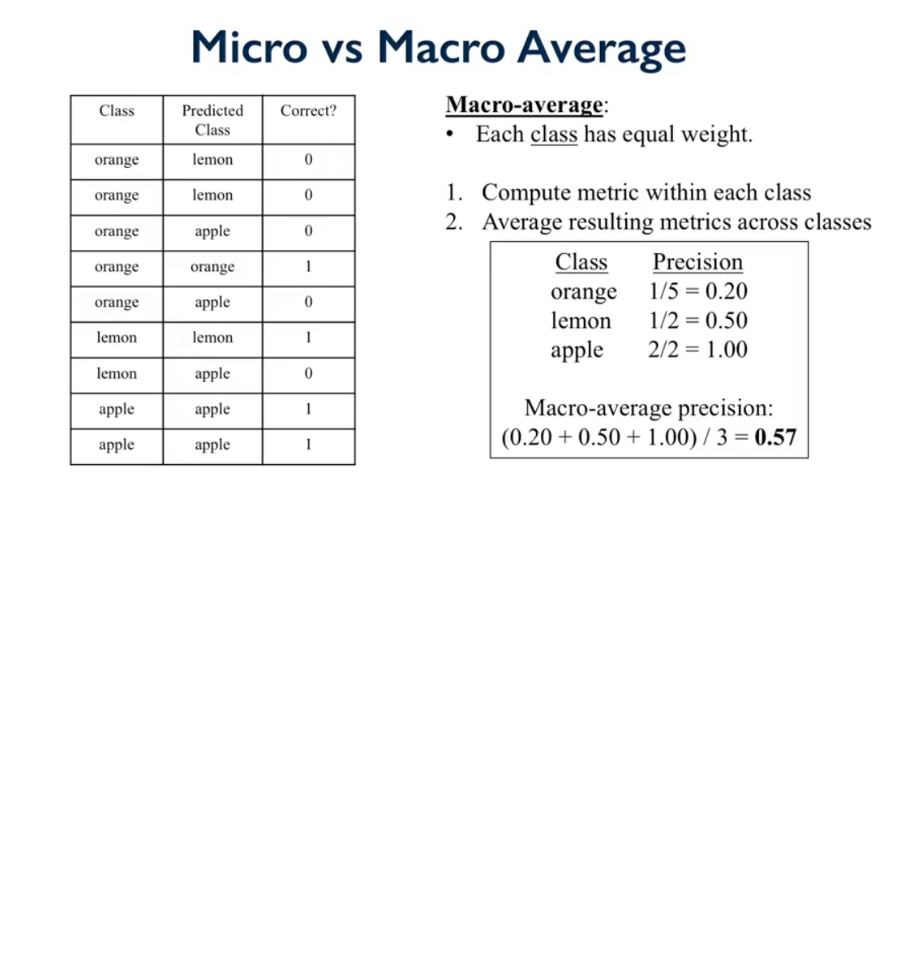
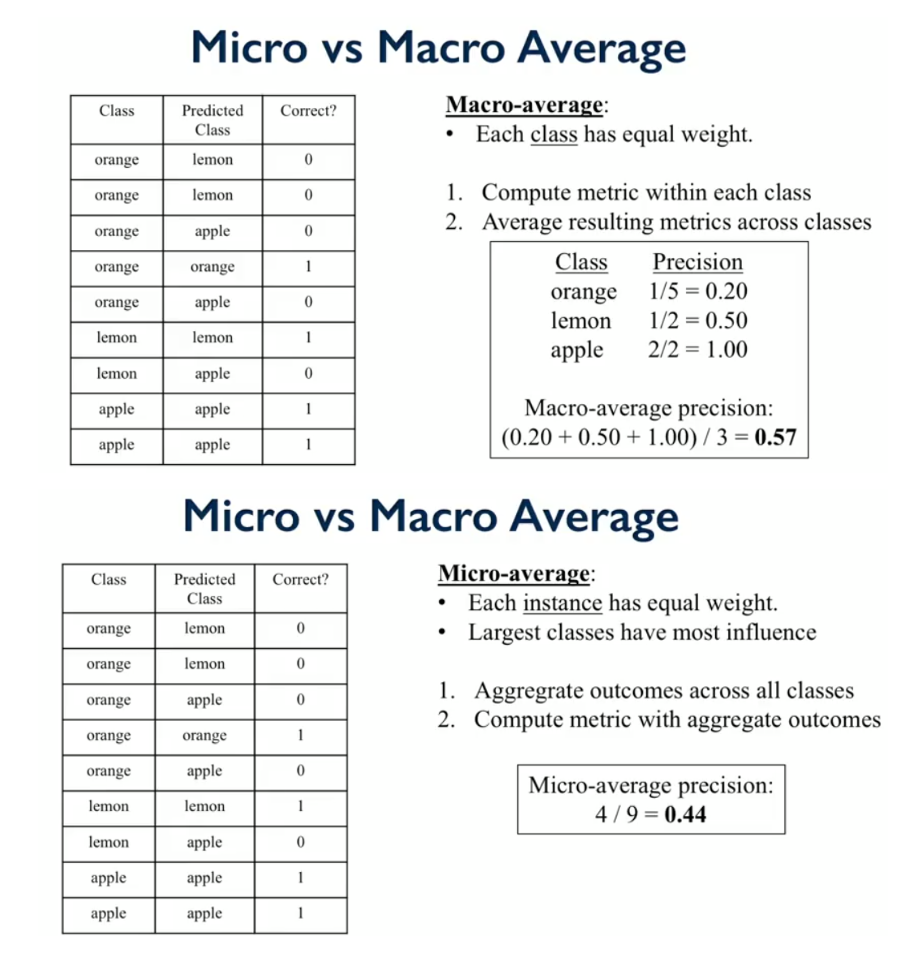
Before and after one commit to abudata/Applied_Machine_Learning, a Jupyter notebook: Applied_Machine_Learning_Module_3.ipynb, the cells around one changed output. Cells and saved outputs as stored; diff of their text form; code cells hidden in the pictures; blank space fills up the shorter version.

Commit message:
Macro-Micro explained

```diff
--- a/Applied_Machine_Learning_Module_3.ipynb
+++ b/Applied_Machine_Learning_Module_3.ipynb
@@ -469,3 +469,7 @@ avg / total       0.93      0.49      0.54       450
 Image('Micro_vs_Macro_avg.png')
 # %% [output]
 [figure]
+# %%
+Image('Micro_avg.png')
+# %% [output]
+[figure, added]
```
Also changed, not shown: 4 other files.
